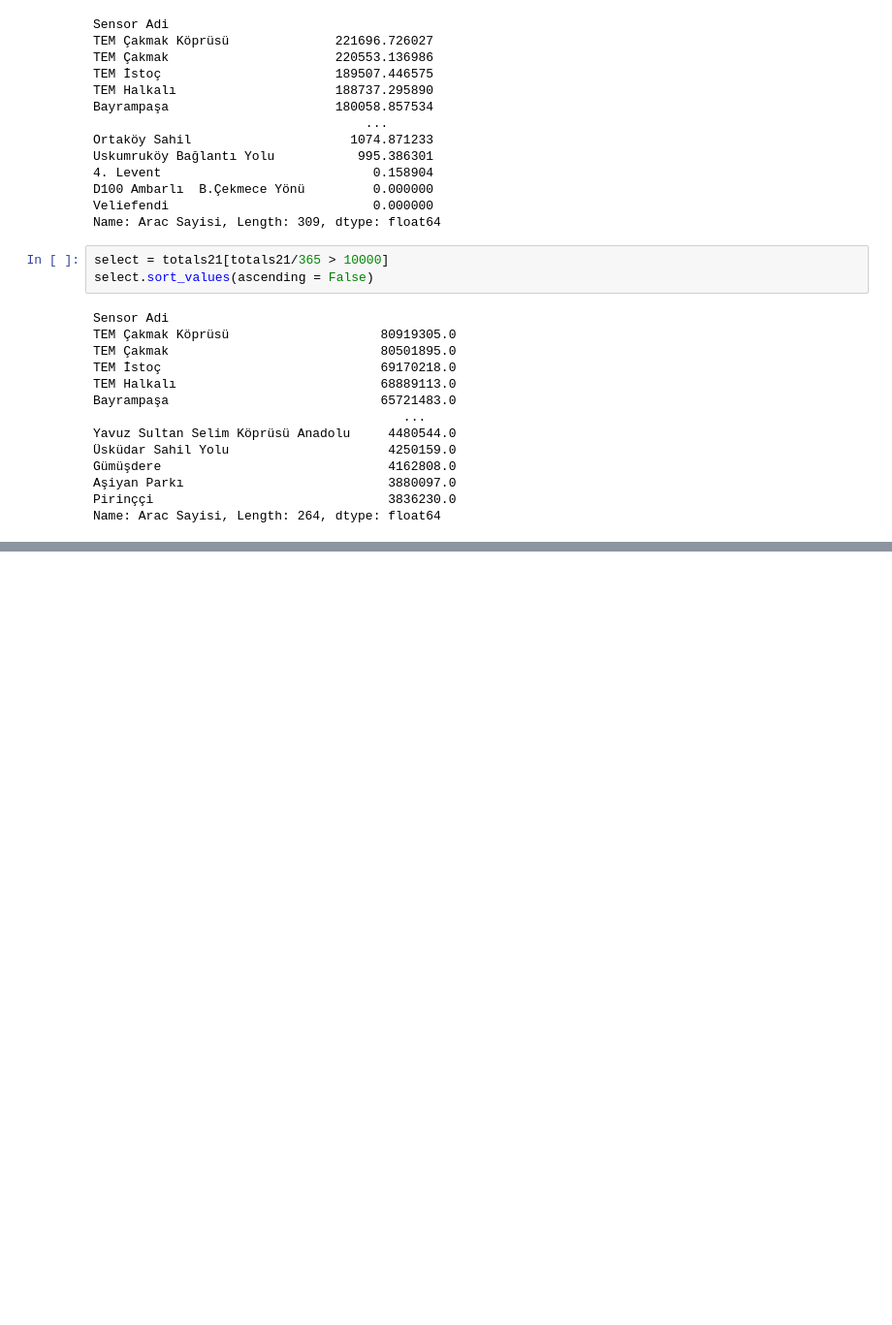
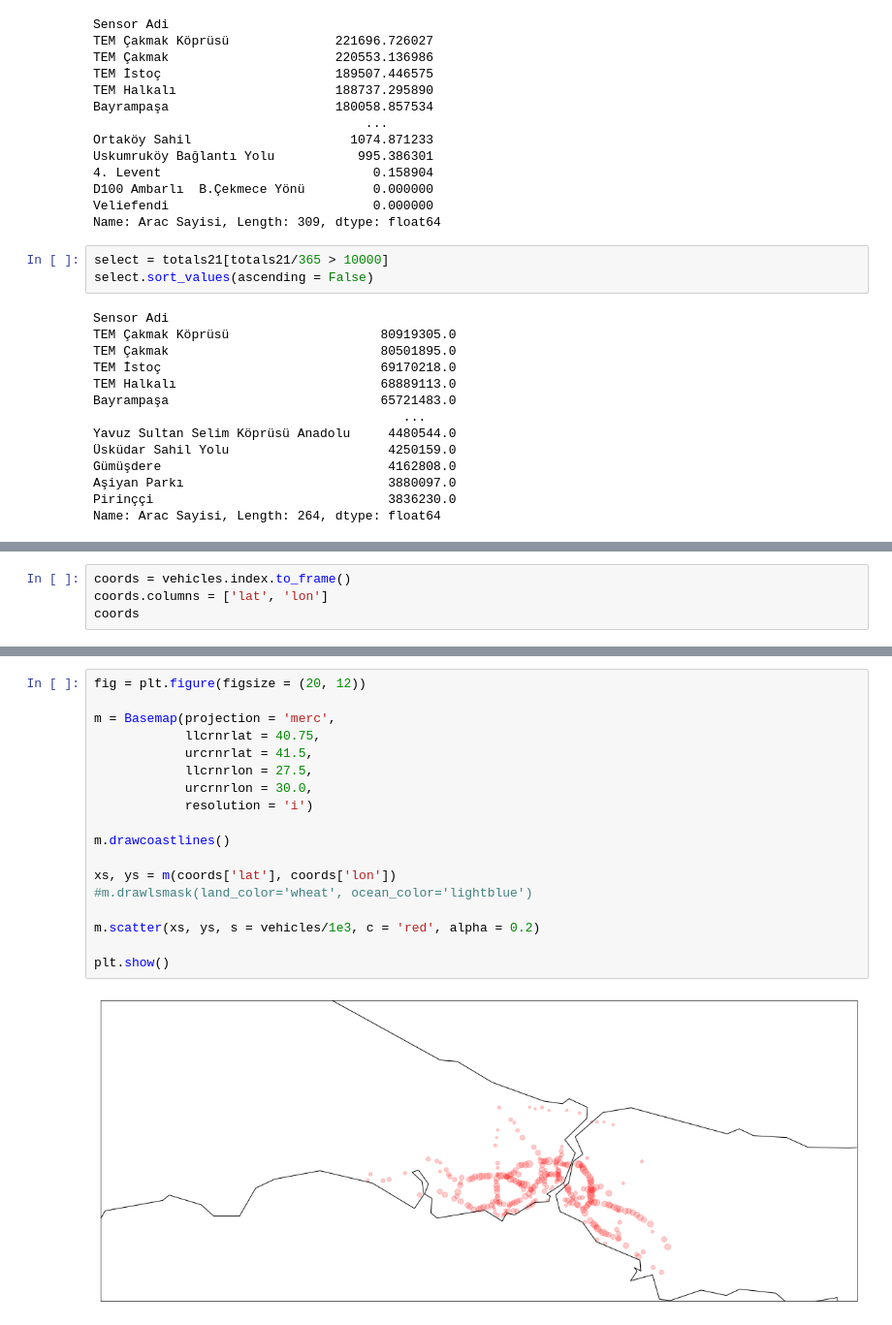
Before and after one commit to FlyinHedgehog/introduction-to-data-science, a Jupyter notebook: week2/lecture2.ipynb, the cells around one changed output, grey strips where cells are left out. Shown at 97% size. Cells and saved outputs as stored; diff of their text form; blank space fills up the shorter version.

```diff
--- a/week2/lecture2.ipynb
+++ b/week2/lecture2.ipynb
@@ -83,0 +98,4 @@ Name: Arac Sayisi, Length: 284, dtype: float64
+# %%
+coords = vehicles.index.to_frame()
+coords.columns = ['lat', 'lon']
+coords
@@ -83,0 +117,20 @@ Name: Arac Sayisi, Length: 284, dtype: float64
+# %%
+fig = plt.figure(figsize = (20, 12))
+
+m = Basemap(projection = 'merc',
+            llcrnrlat = 40.75,
+            urcrnrlat = 41.5,
+            llcrnrlon = 27.5,
+            urcrnrlon = 30.0,
+            resolution = 'i')
+
+m.drawcoastlines()
+
+xs, ys = m(coords['lat'], coords['lon'])
+#m.drawlsmask(land_color='wheat', ocean_color='lightblue')
+
+m.scatter(xs, ys, s = vehicles/1e3, c = 'red', alpha = 0.2)
+
+plt.show()
+# %% [output]
+[figure, added]
```
Also changed, not shown: parts of 3 cells of this notebook.
